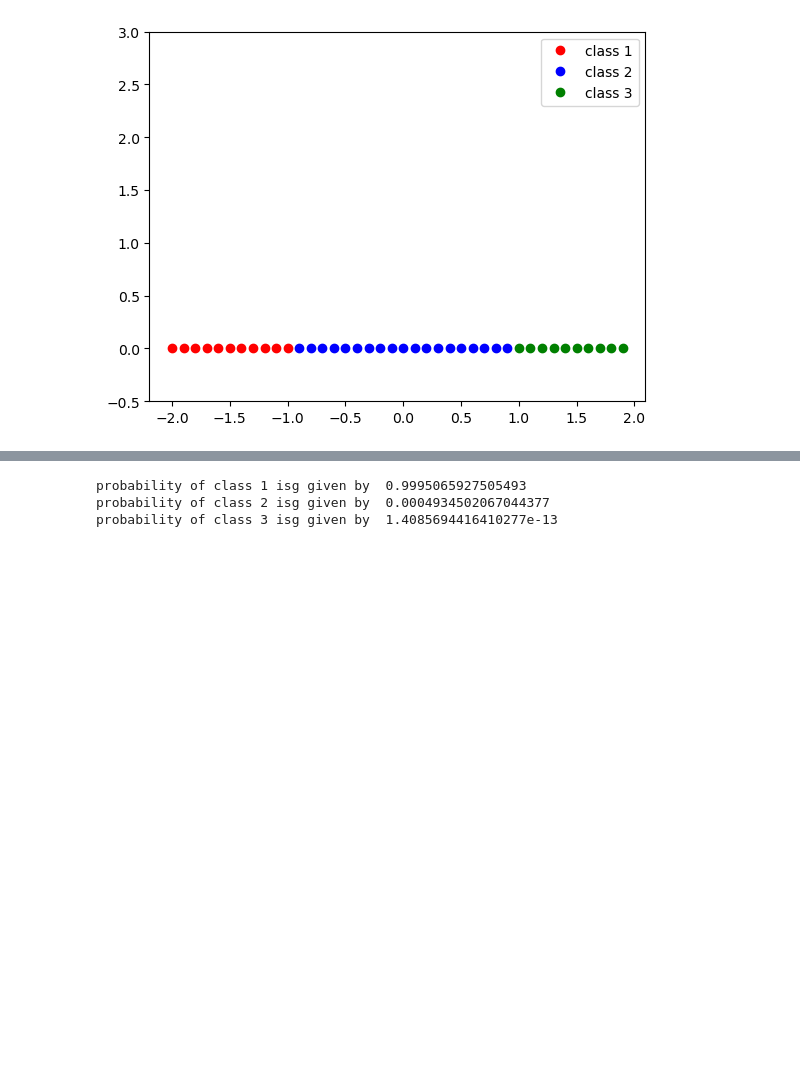
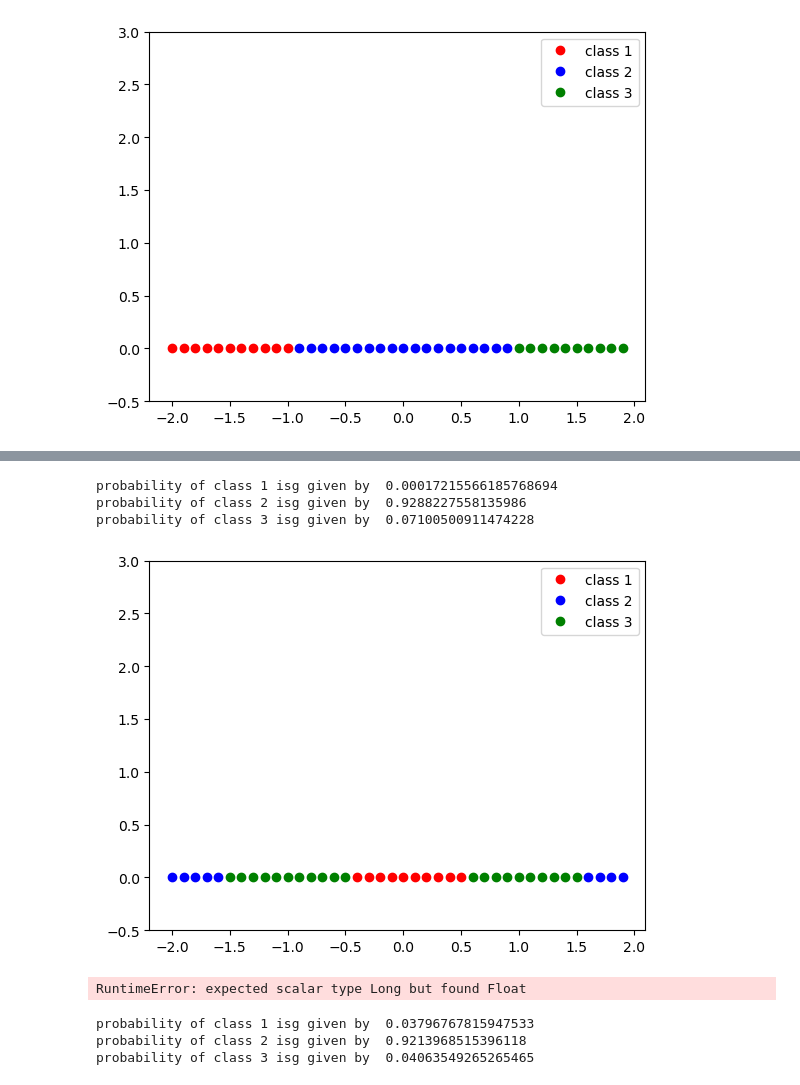
Before and after one commit to LinusLach/Blog, a Jupyter notebook: posts/post-with-code/Pytorch/LR_and_Softmax.ipynb, the cells around one changed output, grey strips where cells are left out. Saved outputs shown, nothing was run; the diff lists cells and outputs as text; code cells hidden in the pictures; blank space fills up the shorter version.

```diff
--- a/posts/post-with-code/Pytorch/LR_and_Softmax.ipynb
+++ b/posts/post-with-code/Pytorch/LR_and_Softmax.ipynb
@@ -351,9 +469,29 @@ train_model(100)
 # %%
 Softmax_fn=nn.Softmax(dim=-1)
-Probability =Softmax_fn(model(data_3.x))
+Probability =Softmax_fn(model(torch.tensor([[0.5]])))
 for i in range(3):
     print("probability of class {} isg given by  {}".format(i+1, Probability[0,i]))
 # %% [output]
-probability of class 1 isg given by  0.9995065927505493
-probability of class 2 isg given by  0.0004934502067044377
-probability of class 3 isg given by  1.4085694416410277e-13
+probability of class 1 isg given by  0.00017215566185768694
+probability of class 2 isg given by  0.9288227558135986
+probability of class 3 isg given by  0.07100500911474228
+# %%
+class Data_3_Mixed(Dataset):
+
+    def __init__(self):
+        self.x = torch.arange(-2,2,0.1).view(-1,1)
+        self.y = torch.zeros(self.x.shape[0],1)
+        self.y[(self.x<-1.5)[:, 0]|(self.x>1.5)[:, 0]] = 1
+        self.y[((self.x>=-1.5)[:, 0]&(self.x<-0.5)[:, 0])|((self.x>0.5)[:, 0]&(self.x<=1.5)[:, 0])] = 2
+        self.y = self.y.type(torch.LongTensor)
+        self.len = self.x.shape[0]
+
+    def __getitem__(self, idx):
+        return self.x[idx],self.y[idx]
+    def __len__(self):
+        return self.len
+# %%
+data_3_mixed = Data_3_Mixed()
+plot_data_3(data_3_mixed)
+# %% [output]
+[figure, added]
@@ -359,0 +524,14 @@ probability of class 3 isg given by  1.4085694416410277e-13
+# %%
+train_model(1000)
+model(torch.tensor([[0.0]]))
+# %% [output]
+RuntimeError: expected scalar type Long but found Float
+# %%
+Softmax_fn=nn.Softmax(dim=-1)
+Probability =Softmax_fn(model(torch.tensor([[0.0]])))
+for i in range(3):
+    print("probability of class {} isg given by  {}".format(i+1, Probability[0,i]))
+# %% [output]
+probability of class 1 isg given by  0.03796767815947533
+probability of class 2 isg given by  0.9213968515396118
+probability of class 3 isg given by  0.04063549265265465
```
Also changed, not shown: parts of 26 cells of this notebook.
